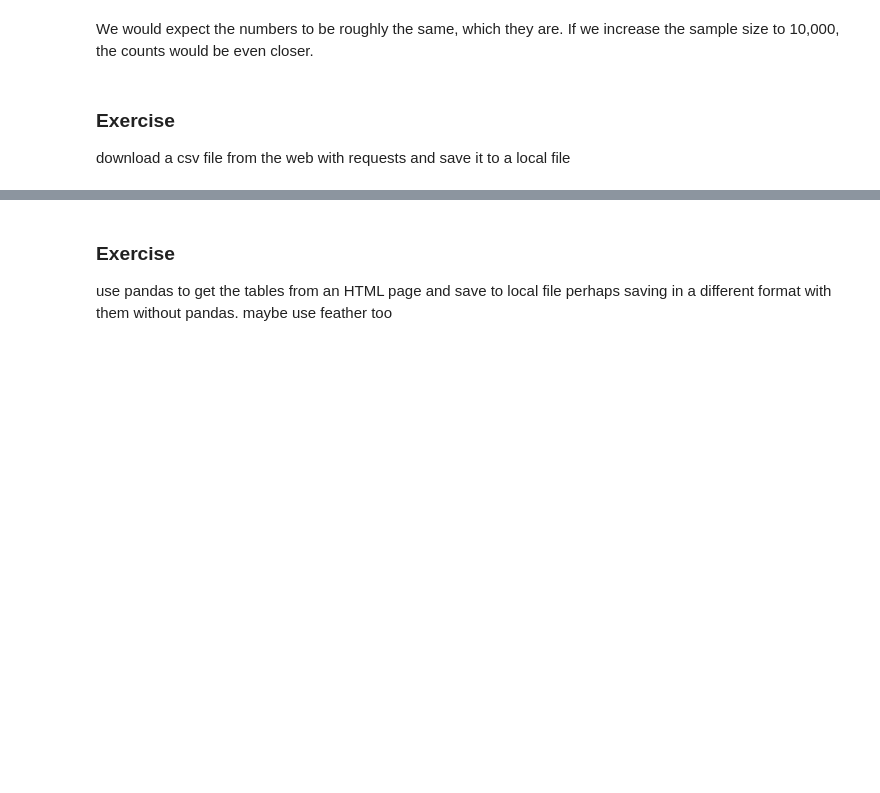
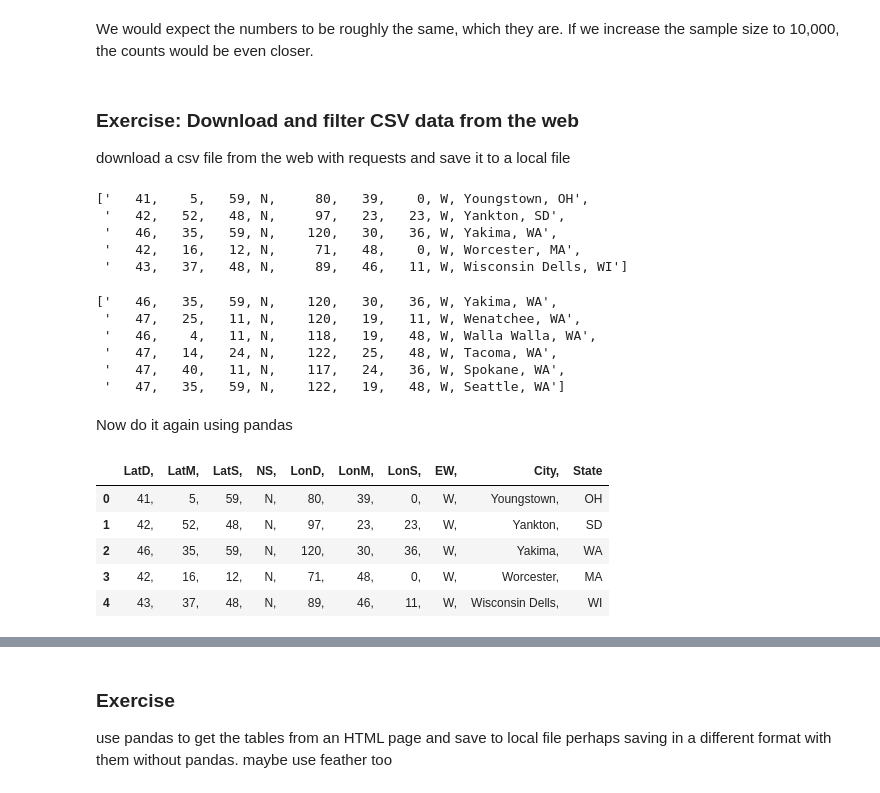
Before and after one commit to parrt/msds501, a Jupyter notebook: notes/problem-solving.ipynb, the cells around one changed output, grey strips where cells are left out. Cells and saved outputs as stored; diff of their text form; code cells hidden in the pictures; blank space fills up the shorter version.

```diff
--- a/notes/problem-solving.ipynb
+++ b/notes/problem-solving.ipynb
@@ -178,7 +178,31 @@ objviz(counts)
 # %% [markdown]
 We would expect the numbers to be roughly the same, which they are. If we increase the sample size to 10,000, the counts would be even closer.
 # %% [markdown]
-### Exercise
-
+### Exercise: Download and filter CSV data from the web
 
 download a csv file from the web with requests and save it to a local file
+# %%
+import requests
+r = requests.get("https://people.sc.fsu.edu/~jburkardt/data/csv/cities.csv")
+contents = r.text
+contents = contents.replace('"', '')
+lines = contents.split('\n')
+columns = lines[0]
+lines = lines[1:]
+lines[:5]
+# %% [output]
+['   41,    5,   59, N,     80,   39,    0, W, Youngstown, OH',
+ '   42,   52,   48, N,     97,   23,   23, W, Yankton, SD',
+ '   46,   35,   59, N,    120,   30,   36, W, Yakima, WA',
+ '   42,   16,   12, N,     71,   48,    0, W, Worcester, MA',
+ '   43,   37,   48, N,     89,   46,   11, W, Wisconsin Dells, WI']
+# %%
+wa = [row for row in lines if 'WA' in row]
+wa
+# %% [output]
+['   46,   35,   59, N,    120,   30,   36, W, Yakima, WA',
+ '   47,   25,   11, N,    120,   19,   11, W, Wenatchee, WA',
+ '   46,    4,   11, N,    118,   19,   48, W, Walla Walla, WA',
+ '   47,   14,   24, N,    122,   25,   48, W, Tacoma, WA',
+ '   47,   40,   11, N,    117,   24,   36, W, Spokane, WA',
+ '   47,   35,   59, N,    122,   19,   48, W, Seattle, WA']
@@ -184,0 +214,15 @@ download a csv file from the web with requests and save it to a local file
+# %% [markdown]
+Now do it again using pandas
+# %%
+import pandas as pd
+import csv
+df = pd.read_csv("https://people.sc.fsu.edu/~jburkardt/data/csv/cities.csv",
+                 delim_whitespace=True)
+df.head(5)
+# %% [output]
+|  | LatD, | LatM, | LatS, | NS, | LonD, | LonM, | LonS, | EW, | City, | State |
+| 0 | 41, | 5, | 59, | N, | 80, | 39, | 0, | W, | Youngstown, | OH |
+| 1 | 42, | 52, | 48, | N, | 97, | 23, | 23, | W, | Yankton, | SD |
+| 2 | 46, | 35, | 59, | N, | 120, | 30, | 36, | W, | Yakima, | WA |
+| 3 | 42, | 16, | 12, | N, | 71, | 48, | 0, | W, | Worcester, | MA |
+| 4 | 43, | 37, | 48, | N, | 89, | 46, | 11, | W, | Wisconsin Dells, | WI |
```
Also changed, not shown: parts of 14 cells of this notebook.
